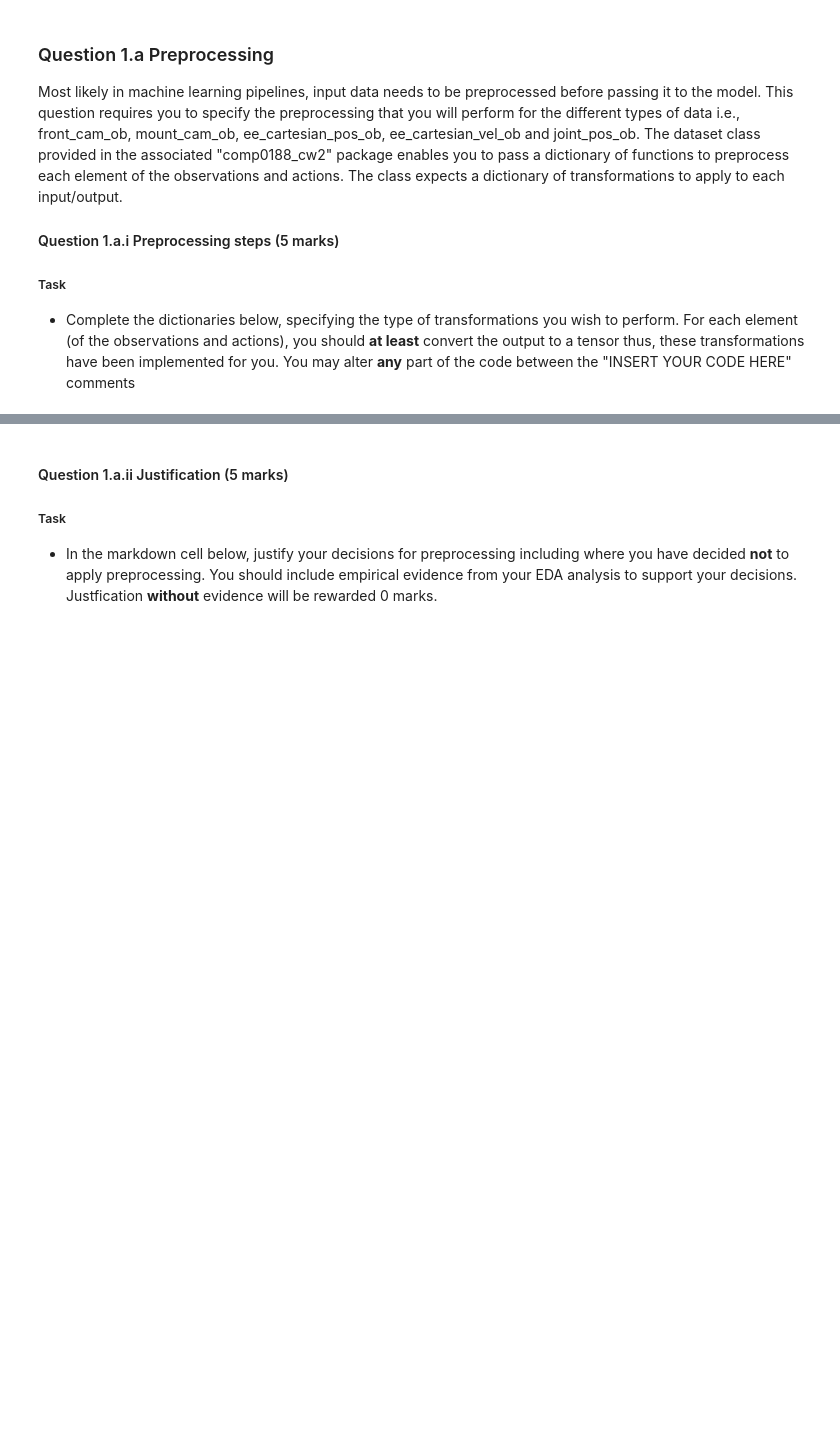
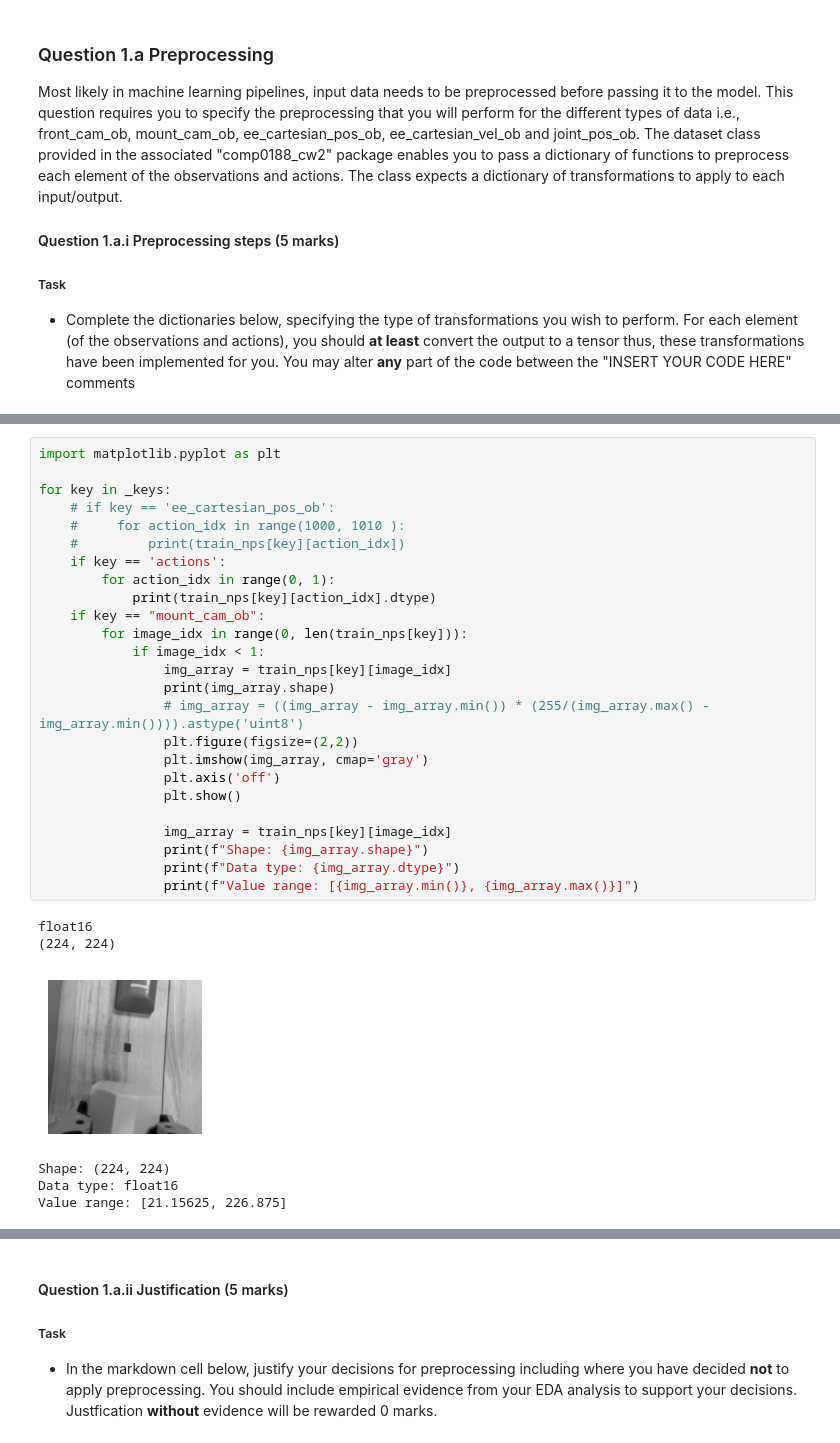
Before and after one commit to the-rich-piana/COMP0188_DeepLearning, a Jupyter notebook: cw2/Cw2_upload/CW2_Questions_105_marks_QUESTIONS.ipynb, the cells around one changed output, grey strips where cells are left out. Drawn from its saved outputs; the diff is of its cells as text; blank space fills up the shorter version.

```diff
--- a/cw2/Cw2_upload/CW2_Questions_105_marks_QUESTIONS.ipynb
+++ b/cw2/Cw2_upload/CW2_Questions_105_marks_QUESTIONS.ipynb
@@ -225,0 +284,32 @@ global_transforms = {
+# %%
+import matplotlib.pyplot as plt
+
+for key in _keys:
+    # if key == 'ee_cartesian_pos_ob':
+    #     for action_idx in range(1000, 1010 ):
+    #         print(train_nps[key][action_idx])
+    if key == 'actions':
+        for action_idx in range(0, 1):
+            print(train_nps[key][action_idx].dtype)
+    if key == "mount_cam_ob":
+        for image_idx in range(0, len(train_nps[key])):
+            if image_idx < 1:
+                img_array = train_nps[key][image_idx]
+                print(img_array.shape)
+                # img_array = ((img_array - img_array.min()) * (255/(img_array.max() - img_array.min()))).astype('uint8')
+                plt.figure(figsize=(2,2))
+                plt.imshow(img_array, cmap='gray')
+                plt.axis('off')
+                plt.show()
+
+                img_array = train_nps[key][image_idx]
+                print(f"Shape: {img_array.shape}")
+                print(f"Data type: {img_array.dtype}")
+                print(f"Value range: [{img_array.min()}, {img_array.max()}]")
+# %% [output]
+float16
+(224, 224)
+[figure, added]
+Shape: (224, 224)
+Data type: float16
+Value range: [21.15625, 226.875]
```
Also changed, not shown: parts of 24 cells of this notebook, 2 other files.
